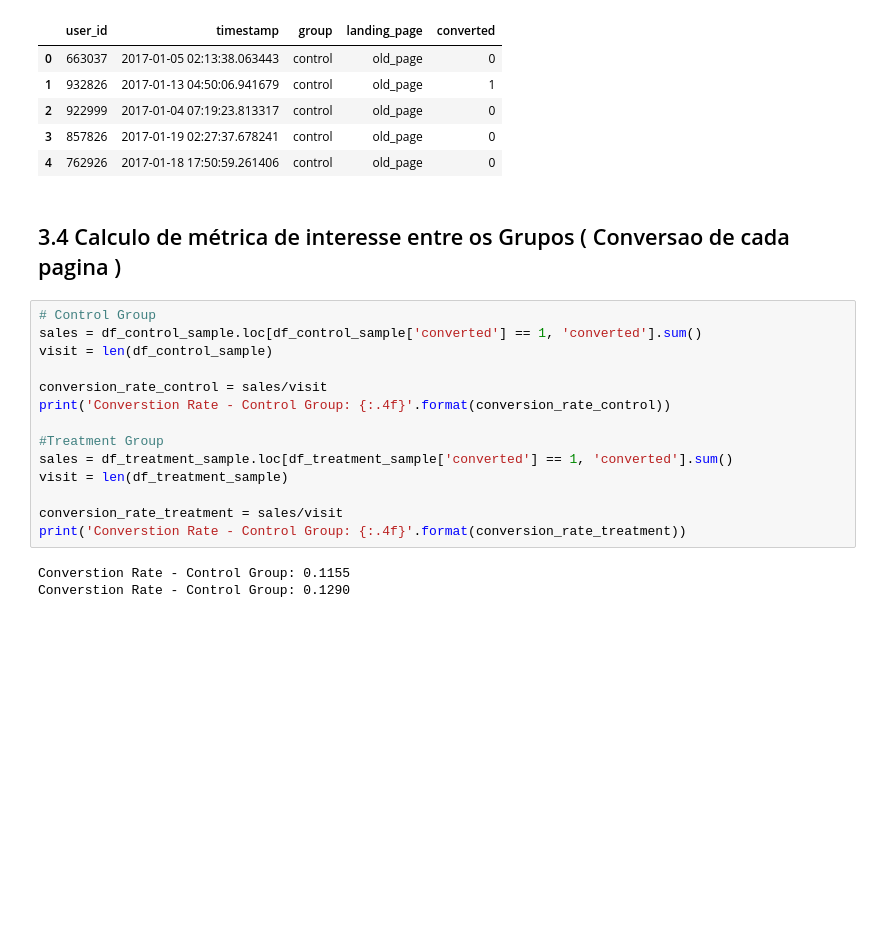
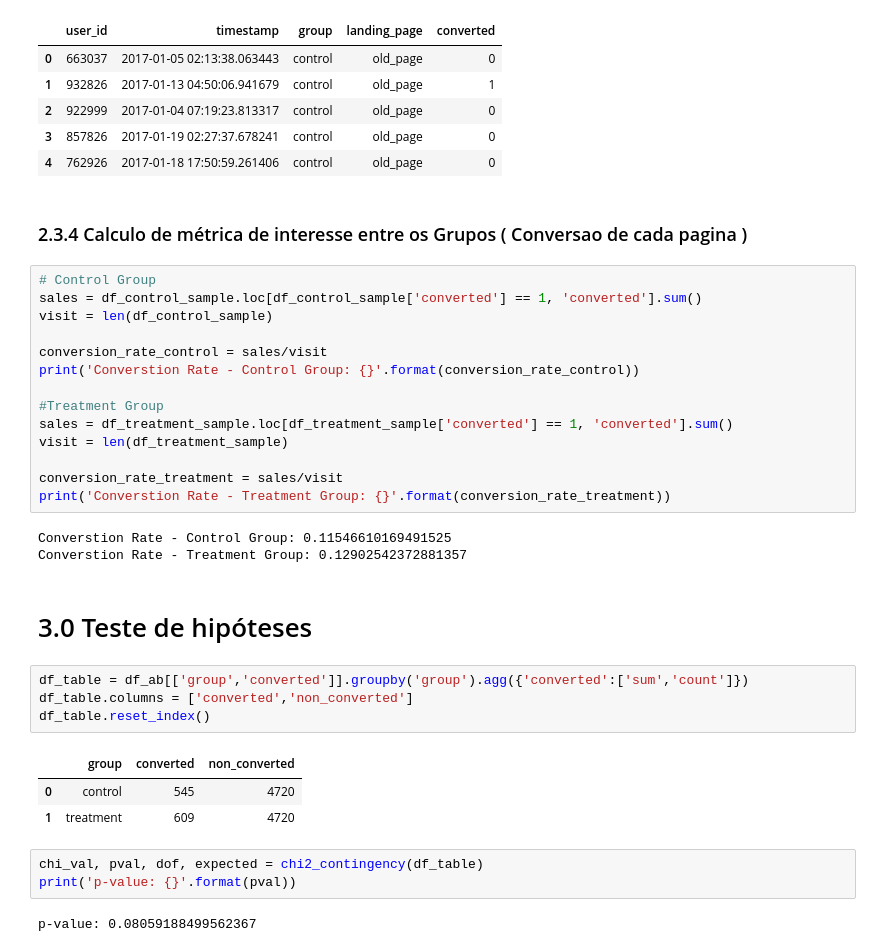
Before and after one commit to Andressa550/PA_James, a Jupyter notebook: pa_james_notebook.ipynb, the cells around one changed output. Saved outputs shown, nothing was run; the diff lists cells and outputs as text; blank space fills up the shorter version.

```diff
--- a/pa_james_notebook.ipynb
+++ b/pa_james_notebook.ipynb
@@ -140,21 +146,36 @@ Size of Treatment Group: 4720
 | 3 | 857826 | 2017-01-19 02:27:37.678241 | control | old_page | 0 |
 | 4 | 762926 | 2017-01-18 17:50:59.261406 | control | old_page | 0 |
 # %% [markdown]
-## 3.4 Calculo de métrica de interesse entre os Grupos ( Conversao de cada pagina )
+### 2.3.4 Calculo de métrica de interesse entre os Grupos ( Conversao de cada pagina )
 # %%
 # Control Group
 sales = df_control_sample.loc[df_control_sample['converted'] == 1, 'converted'].sum()
 visit = len(df_control_sample)
 
 conversion_rate_control = sales/visit
-print('Converstion Rate - Control Group: {:.4f}'.format(conversion_rate_control))
+print('Converstion Rate - Control Group: {}'.format(conversion_rate_control))
 
 #Treatment Group
 sales = df_treatment_sample.loc[df_treatment_sample['converted'] == 1, 'converted'].sum()
 visit = len(df_treatment_sample)
 
 conversion_rate_treatment = sales/visit
-print('Converstion Rate - Control Group: {:.4f}'.format(conversion_rate_treatment))
+print('Converstion Rate - Treatment Group: {}'.format(conversion_rate_treatment))
 # %% [output]
-Converstion Rate - Control Group: 0.1155
-Converstion Rate - Control Group: 0.1290
+Converstion Rate - Control Group: 0.11546610169491525
+Converstion Rate - Treatment Group: 0.12902542372881357
+# %% [markdown]
+# 3.0 Teste de hipóteses
+# %%
+df_table = df_ab[['group','converted']].groupby('group').agg({'converted':['sum','count']})
+df_table.columns = ['converted','non_converted']
+df_table.reset_index()
+# %% [output]
+|  | group | converted | non_converted |
+| 0 | control | 545 | 4720 |
+| 1 | treatment | 609 | 4720 |
+# %%
+chi_val, pval, dof, expected = chi2_contingency(df_table)
+print('p-value: {}'.format(pval))
+# %% [output]
+p-value: 0.08059188499562367
```
Also changed, not shown: parts of 32 cells of this notebook.
